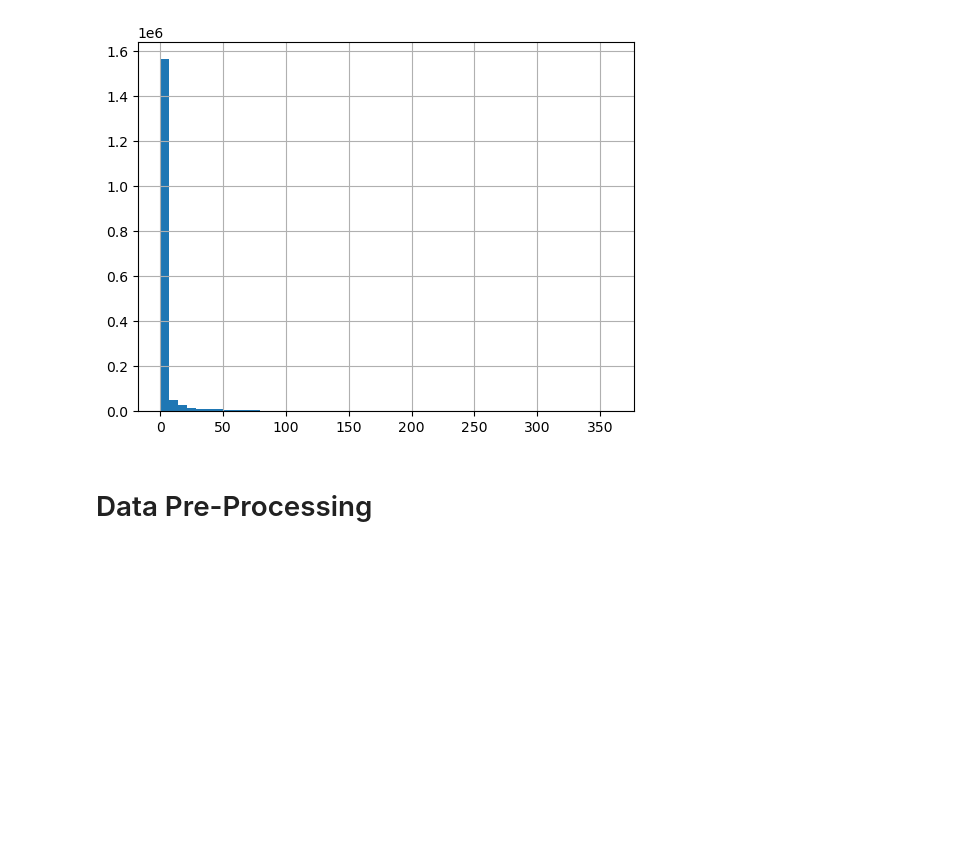
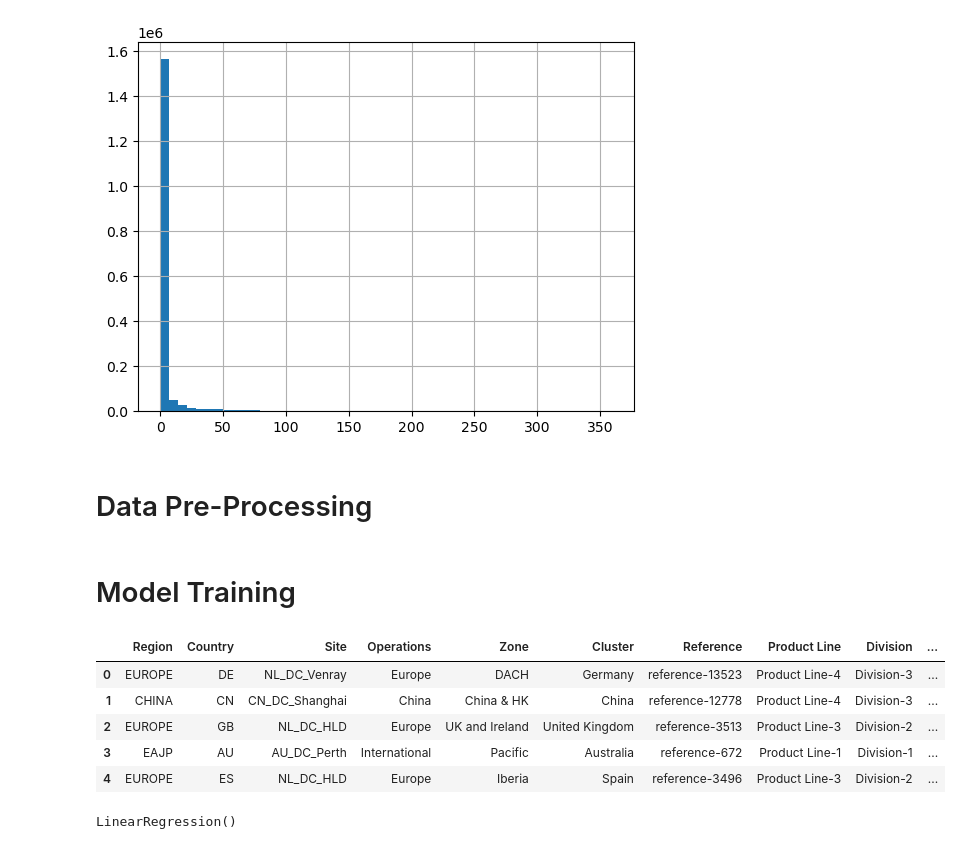
Before and after one commit to lhteillet/H-ckathon, a Jupyter notebook: Scripts/data_observation.ipynb, the cells around one changed output. Drawn from its saved outputs; the diff is of its cells as text; code cells hidden in the pictures; blank space fills up the shorter version.

Commit message:
first model

```diff
--- a/Scripts/data_observation.ipynb
+++ b/Scripts/data_observation.ipynb
@@ -360,3 +361,14 @@ q2 = data["Month 2"].quantile(0.99)
 [figure]
 # %% [markdown]
 # Data Pre-Processing
+# %% [markdown]
+# Model Training
+# %%
+data.head(5)
+# %% [output]
+|  | Region | Country | Site | Operations | Zone | Cluster | Reference | Product Line | Division | ... |
+| 0 | EUROPE | DE | NL_DC_Venray | Europe | DACH | Germany | reference-13523 | Product Line-4 | Division-3 | ... |
+| 1 | CHINA | CN | CN_DC_Shanghai | China | China & HK | China | reference-12778 | Product Line-4 | Division-3 | ... |
+| 2 | EUROPE | GB | NL_DC_HLD | Europe | UK and Ireland | United Kingdom | reference-3513 | Product Line-3 | Division-2 | ... |
+| 3 | EAJP | AU | AU_DC_Perth | International | Pacific | Australia | reference-672 | Product Line-1 | Division-1 | ... |
+| 4 | EUROPE | ES | NL_DC_HLD | Europe | Iberia | Spain | reference-3496 | Product Line-3 | Division-2 | ... |
@@ -362,0 +384,8 @@ q2 = data["Month 2"].quantile(0.99)
+# %%
+scaler = StandardScaler()
+X_train_scaled = scaler.fit_transform(X_train)
+X_test_scaled = scaler.transform(X_test)
+linear_reg = LinearRegression()
+linear_reg.fit(X_train_scaled,y_train)
+# %% [output]
+LinearRegression()
```
Also changed, not shown: parts of 8 cells of this notebook, 1 other file.
